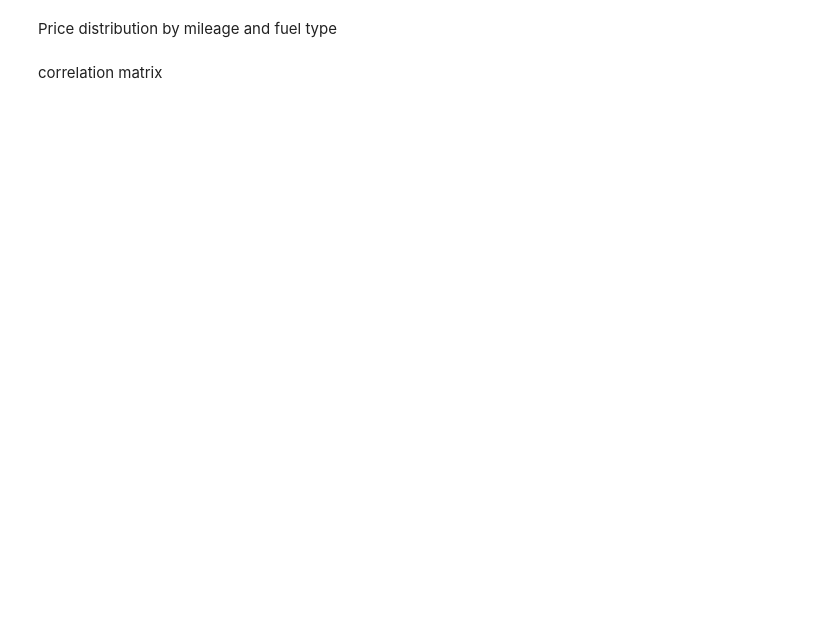
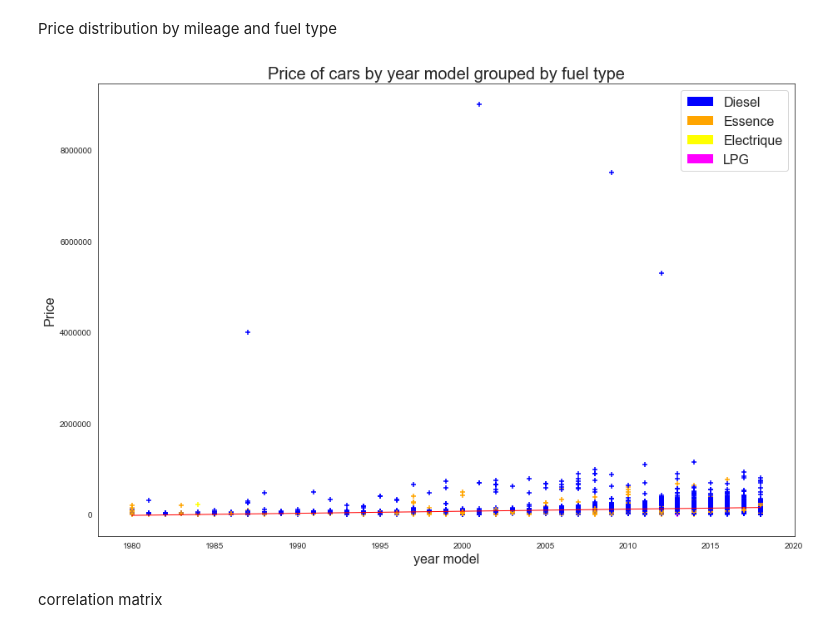
Before and after one commit to pmwachira/Deploying-Machine-Learning-model-to-Heroku, a Jupyter notebook: car_price_predictor_notebook/car_price_predictor_notebook.ipynb, the cells around one changed output. Drawn from its saved outputs; the diff is of its cells as text; code cells hidden in the pictures; blank space fills up the shorter version.

```diff
--- a/car_price_predictor_notebook/car_price_predictor_notebook.ipynb
+++ b/car_price_predictor_notebook/car_price_predictor_notebook.ipynb
@@ -165,23 +225,25 @@ color_dict={'Diesel':'blue','Essence':'orange','Electrique':'yellow','LPG':'mage
 # %%
 fig, ax= plt.subplots(figsize=(15,10))
 plt.plot(np.unique(df.year_model),np.poly1d(np.polyfit(df.year_model,df.price,1))(np.unique(df.year_model)),c='red',linewidth=1)
 plt.scatter(df.year_model,df.price, c=[color_dict[i] for i in df.fuel_type],marker='+')
 fuel_type=df.fuel_type.unique()
 recs=[]
 for i in fuel_type:
     recs.append(mpatches.Rectangle((2,2),1,1,fc=color_dict[i]))
     plt.legend(recs,fuel_type,loc=1,fontsize=16)
 
 plt.title('Price of cars by year model grouped by fuel type',fontsize=20)
 plt.ylabel('Price',fontsize=16)
 plt.xlabel('year model', fontsize=16)
 xvals=ax.get_xticks()
 ax.set_xticklabels(['{}'.format(int(x)) for x in xvals])
 
 yvals=ax.get_yticks()
-ax.set_yticklabel(['{}'.format(int(y)) for y in yvals])
+ax.set_yticklabels(['{}'.format(int(y)) for y in yvals])
 
 plt.show()
+# %% [output]
+[figure, added]
 # %% [markdown]
 correlation matrix
 # %%
```
Also changed, not shown: parts of 40 cells of this notebook, 2 other files.
